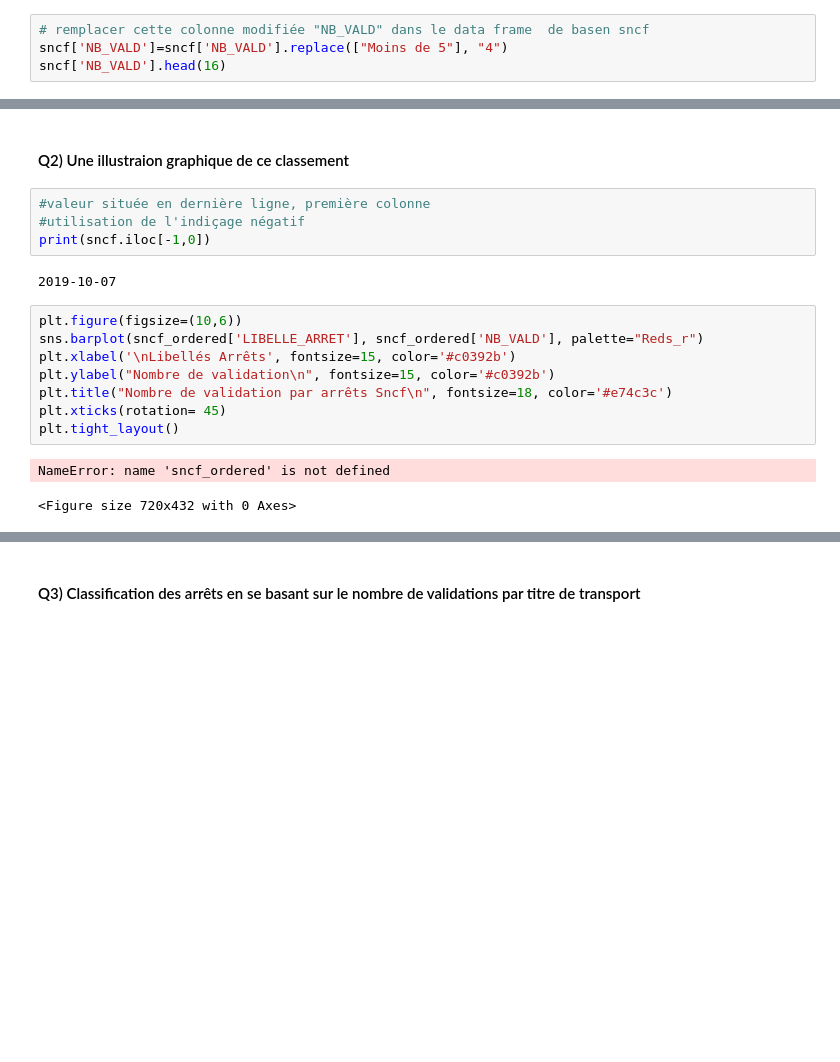
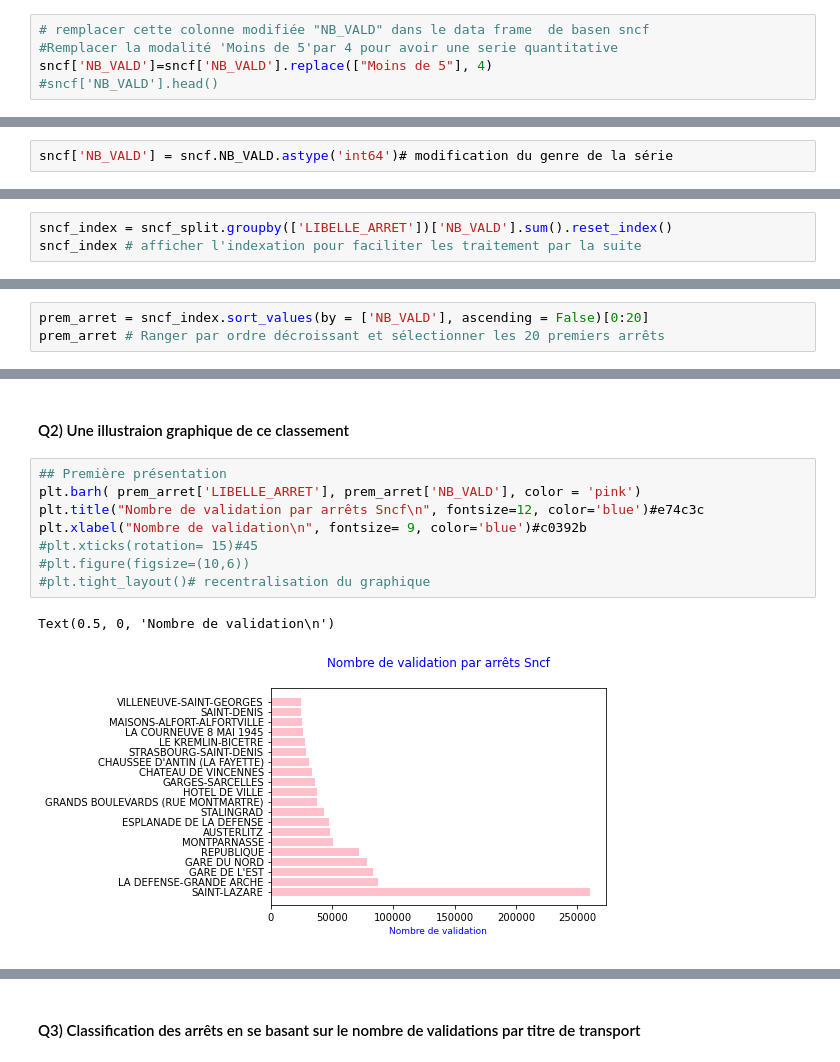
Before and after one commit to ChristiiK/AppliDataSncf, a Jupyter notebook: ApplicationSncf_vf.ipynb, the cells around one changed output, grey strips where cells are left out. Saved outputs shown, nothing was run; the diff lists cells and outputs as text; blank space fills up the shorter version.

```diff
--- a/ApplicationSncf_vf.ipynb
+++ b/ApplicationSncf_vf.ipynb
@@ -196,5 +114,6 @@ True      70996
 Name: NB_VALD, dtype: int64
 # %%
 # remplacer cette colonne modifiée "NB_VALD" dans le data frame  de basen sncf
-sncf['NB_VALD']=sncf['NB_VALD'].replace(["Moins de 5"], "4")
-sncf['NB_VALD'].head(16)
+#Remplacer la modalité 'Moins de 5'par 4 pour avoir une serie quantitative
+sncf['NB_VALD']=sncf['NB_VALD'].replace(["Moins de 5"], 4)
+#sncf['NB_VALD'].head()
@@ -218,0 +149,2 @@ Name: NB_VALD, dtype: object
+# %%
+sncf['NB_VALD'] = sncf.NB_VALD.astype('int64')# modification du genre de la série
@@ -267,0 +225,3 @@ YERRES                        7617581404310416736271746524818774361434344108...
+# %%
+sncf_index = sncf_split.groupby(['LIBELLE_ARRET'])['NB_VALD'].sum().reset_index()
+sncf_index # afficher l'indexation pour faciliter les traitement par la suite
@@ -267,0 +242,3 @@ YERRES                        7617581404310416736271746524818774361434344108...
+# %%
+prem_arret = sncf_index.sort_values(by = ['NB_VALD'], ascending = False)[0:20]
+prem_arret # Ranger par ordre décroissant et sélectionner les 20 premiers arrêts
@@ -268,19 +284,13 @@ YERRES                        7617581404310416736271746524818774361434344108...
 # %% [markdown]
 #### Q2) Une illustraion graphique de ce classement
-# %%
-#valeur située en dernière ligne, première colonne
-#utilisation de l'indiçage négatif
-print(sncf.iloc[-1,0])
-# %% [output]
-2019-10-07
-# %%
-plt.figure(figsize=(10,6))
-sns.barplot(sncf_ordered['LIBELLE_ARRET'], sncf_ordered['NB_VALD'], palette="Reds_r")
-plt.xlabel('\nLibellés Arrêts', fontsize=15, color='#c0392b')
-plt.ylabel("Nombre de validation\n", fontsize=15, color='#c0392b')
-plt.title("Nombre de validation par arrêts Sncf\n", fontsize=18, color='#e74c3c')
-plt.xticks(rotation= 45)
-plt.tight_layout()
-# %% [output]
-NameError: name 'sncf_ordered' is not defined
-<Figure size 720x432 with 0 Axes>
+# %%
+## Première présentation
+plt.barh( prem_arret['LIBELLE_ARRET'], prem_arret['NB_VALD'], color = 'pink')
+plt.title("Nombre de validation par arrêts Sncf\n", fontsize=12, color='blue')#e74c3c
+plt.xlabel("Nombre de validation\n", fontsize= 9, color='blue')#c0392b
+#plt.xticks(rotation= 15)#45
+#plt.figure(figsize=(10,6))
+#plt.tight_layout()# recentralisation du graphique
+# %% [output]
+Text(0.5, 0, 'Nombre de validation\n')
+[figure, added]
```
Also changed, not shown: parts of 43 cells of this notebook.
